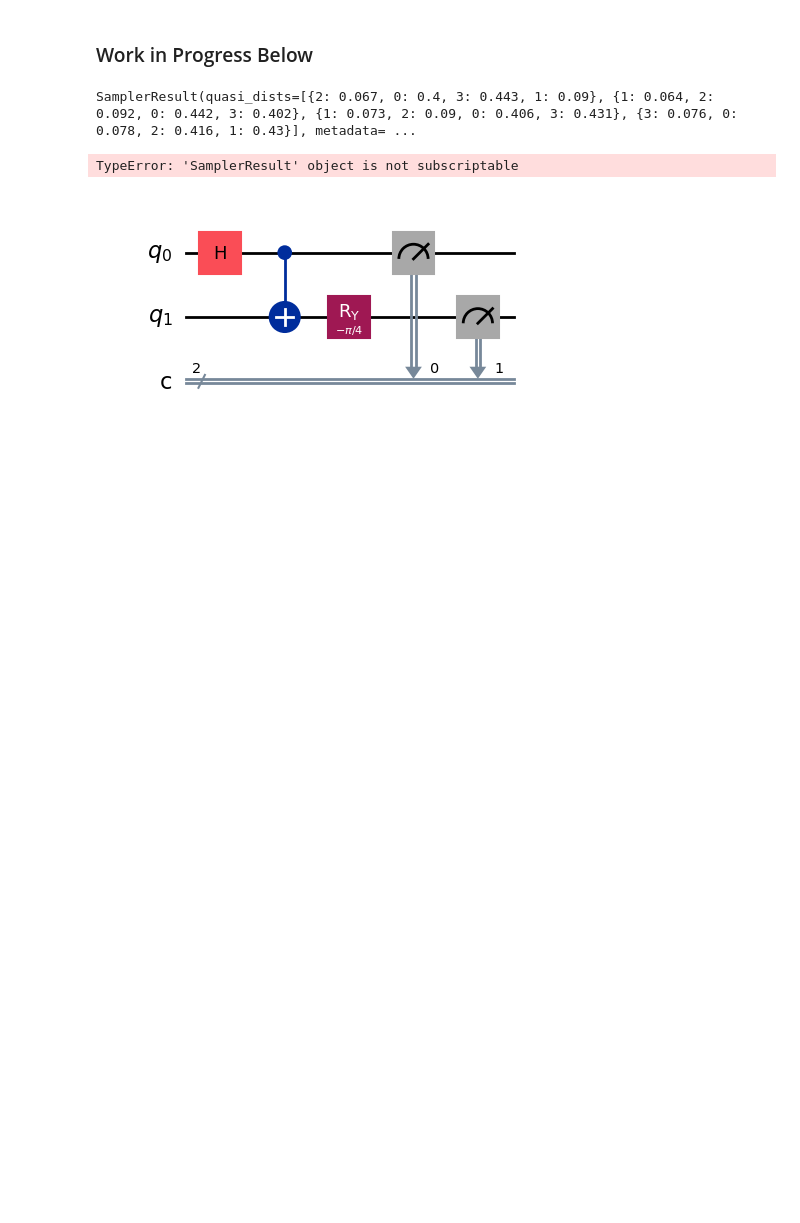
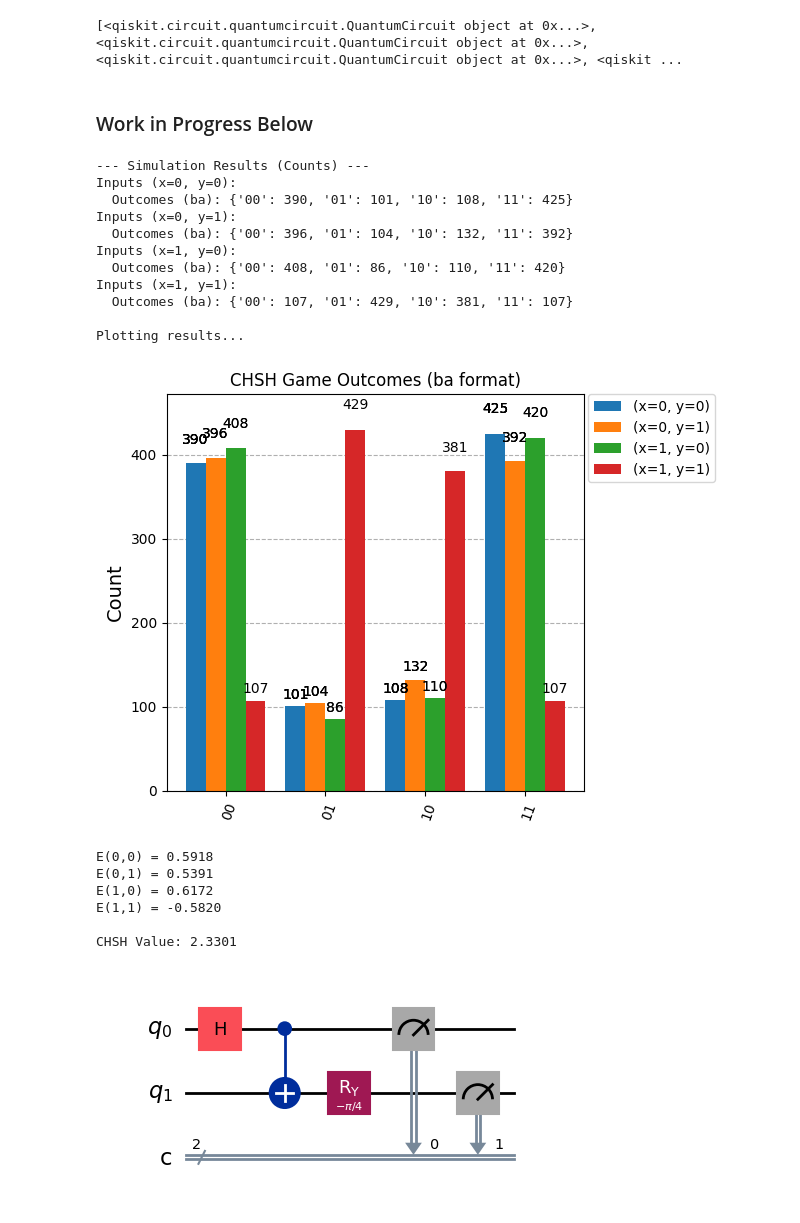
Before and after one commit to MarkAppprogrammer/CHSH-Ineq, a Jupyter notebook: code/nisq-entaglment/code.ipynb, the cells around one changed output. Saved outputs shown, nothing was run; the diff lists cells and outputs as text; code cells hidden in the pictures; blank space fills up the shorter version.

```diff
--- a/code/nisq-entaglment/code.ipynb
+++ b/code/nisq-entaglment/code.ipynb
@@ -39,7 +39,11 @@ input_pairs = []
 for x_in in [0, 1]:
     for y_in in [0, 1]:
         input_pairs.append((x_in, y_in))
-        circuits.append(gen_chsh(x_in, y_in, 6))
+        circuits.append(gen_chsh(x_in, y_in, 12))
+# %%
+print(circuits)
+# %% [output]
+[<qiskit.circuit.quantumcircuit.QuantumCircuit object at 0x...>, <qiskit.circuit.quantumcircuit.QuantumCircuit object at 0x...>, <qiskit.circuit.quantumcircuit.QuantumCircuit object at 0x...>, <qiskit ...
 # %%
 noise_model = NoiseModel()
 cx_depolarizing_prob = 0.02
@@ -48,34 +52,70 @@ noise_model.add_all_qubit_quantum_error(
 )
 # %% [markdown]
 ### Work in Progress Below
+# %%
+from qiskit_ibm_runtime import QiskitRuntimeService
+from qiskit_aer.noise import NoiseModel
+
+service = QiskitRuntimeService()
+backend = service.backend("ibm_brisbane")
+noise_model = NoiseModel.from_backend(backend)
+# %%
+from qiskit_aer import AerSimulator
+from qiskit import transpile
+
+simulator = AerSimulator(noise_model=noise_model)
+transpiled_circuits = [transpile(circ, simulator) for circ in circuits]
+
+results = simulator.run(transpiled_circuits, shots=1024).result()
+counts_list = [results.get_counts(i) for i in range(len(transpiled_circuits))]
 # %%
-isa_qc_chsh = pm.run(circuits)
-SHOTS=1000
-
-sampler_chsh = AerSampler(backend_options=dict(noise_model=noise_model))
-# sampler_chsh = Sampler(
-#     mode=backend,
-#     options=dict(backend_options=dict(noise_model=noise_model))
-# )
-job_chsh = sampler_chsh.run(isa_qc_chsh, shots=SHOTS)
-results_chsh = job_chsh.result()
-
-print(results_chsh)
-counts_list = [results_chsh[i].data.c.get_counts() for i in range(len(circuits))]
+SHOTS=1024
 
 print("\n--- Simulation Results (Counts) ---")
 for i, (x, y) in enumerate(input_pairs):
     print(f"Inputs (x={x}, y={y}):")
     sorted_counts = dict(sorted(counts_list[i].items()))
     print(f"  Outcomes (ba): {sorted_counts}")
 
 print("\nPlotting results...")
 display(qiskit.visualization.plot_histogram(counts_list,
                        legend=[f'(x={x}, y={y})' for x, y in input_pairs],
                        title='CHSH Game Outcomes (ba format)'))
 # %% [output]
-SamplerResult(quasi_dists=[{2: 0.067, 0: 0.4, 3: 0.443, 1: 0.09}, {1: 0.064, 2: 0.092, 0: 0.442, 3: 0.402}, {1: 0.073, 2: 0.09, 0: 0.406, 3: 0.431}, {3: 0.076, 0: 0.078, 2: 0.416, 1: 0.43}], metadata= ...
+--- Simulation Results (Counts) ---
+Inputs (x=0, y=0):
+  Outcomes (ba): {'00': 390, '01': 101, '10': 108, '11': 425}
+Inputs (x=0, y=1):
+  Outcomes (ba): {'00': 396, '01': 104, '10': 132, '11': 392}
+Inputs (x=1, y=0):
+  Outcomes (ba): {'00': 408, '01': 86, '10': 110, '11': 420}
+Inputs (x=1, y=1):
+  Outcomes (ba): {'00': 107, '01': 429, '10': 381, '11': 107}
+
+Plotting results...
-TypeError: 'SamplerResult' object is not subscriptable
+[figure, added]
+# %%
+def get_expectation(counts):
+    agree = counts.get('00', 0) + counts.get('11', 0)
+    disagree = counts.get('01', 0) + counts.get('10', 0)
+    return (agree - disagree) / SHOTS if SHOTS > 0 else 0
+
+expectations = []
+for (x, y), counts in zip(input_pairs, counts_list):
+    e = get_expectation(counts)
+    print(f"E({x},{y}) = {e:.4f}")
+    expectations.append(e)
+
+# CHSH = E(0,0) + E(0,1) + E(1,0) - E(1,1)
+chsh_value = abs(expectations[0] + expectations[1] + expectations[2] - expectations[3])
+print(f"\nCHSH Value: {chsh_value:.4f}")
+# %% [output]
+E(0,0) = 0.5918
+E(0,1) = 0.5391
+E(1,0) = 0.6172
+E(1,1) = -0.5820
+
+CHSH Value: 2.3301
 # %%
 qc = gen_chsh(0, 0, 2)
 
```
Also changed, not shown: parts of 1 cell of this notebook, 3 other files.
